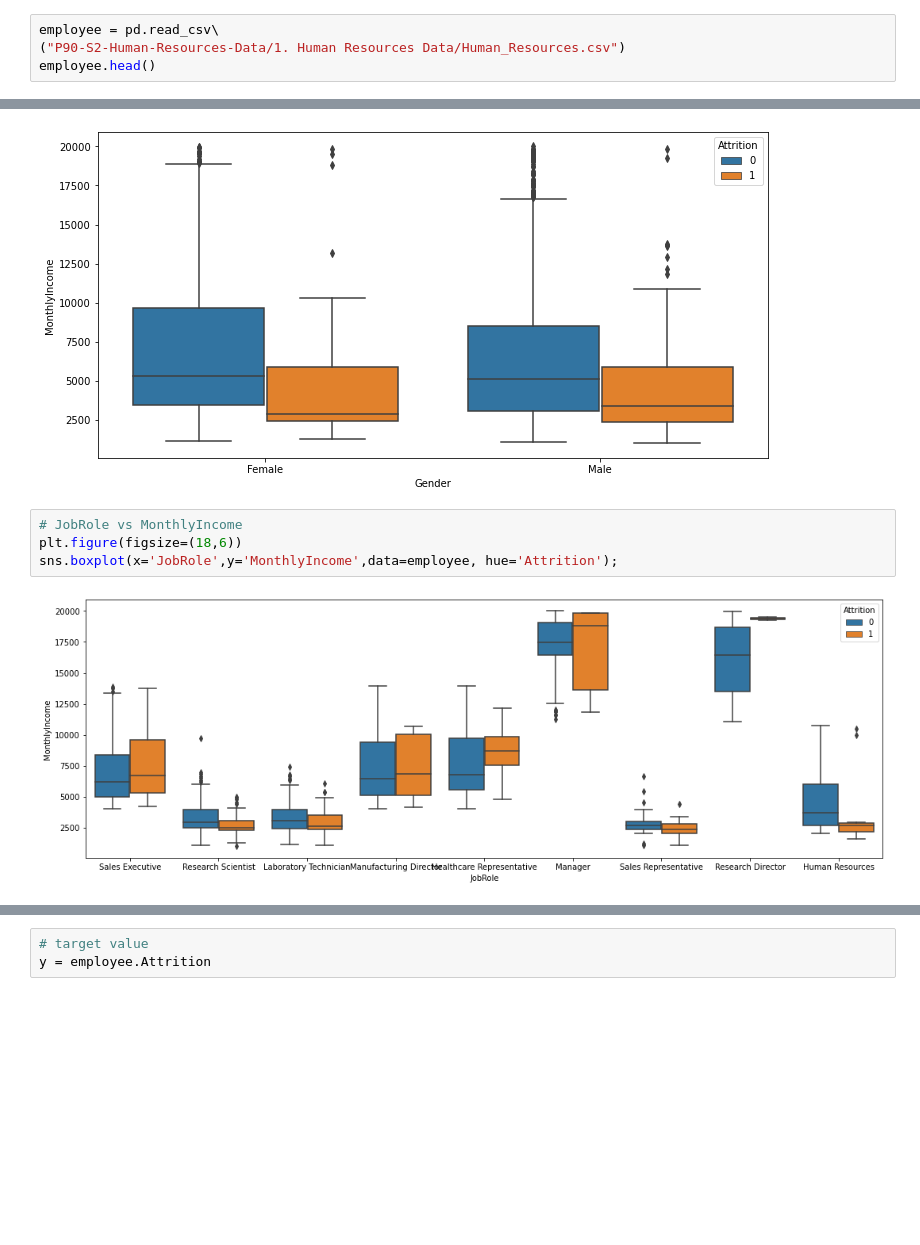
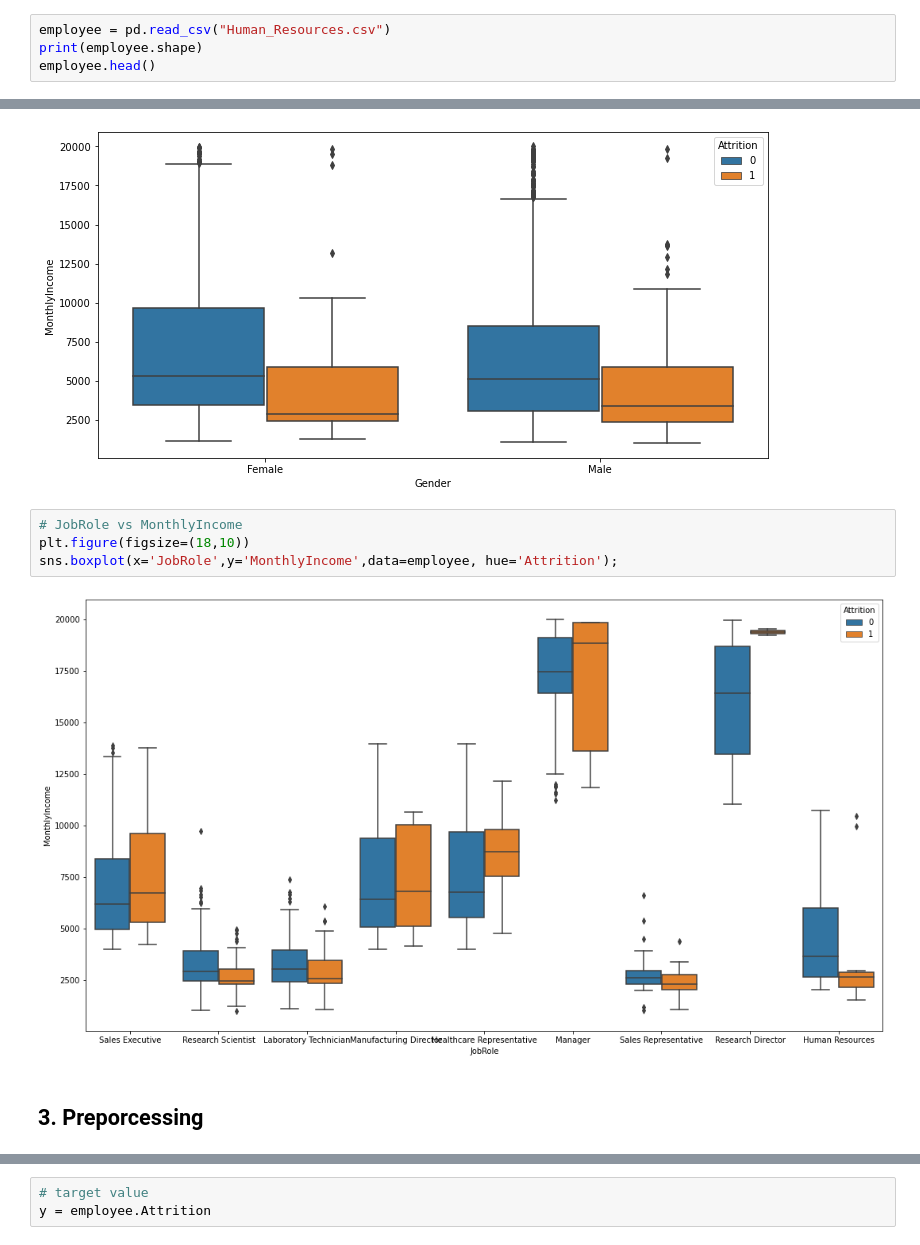
Before and after one commit to ASheikhzada/IBM_Attrition_Analysis_and_Prediction, a Jupyter notebook: hr_employee_analytics.ipynb, the cells around one changed output, grey strips where cells are left out. Drawn from its saved outputs; the diff is of its cells as text; blank space fills up the shorter version.

```diff
--- a/hr_employee_analytics.ipynb
+++ b/hr_employee_analytics.ipynb
@@ -8,5 +21,5 @@ import seaborn as sns
 # %%
-employee = pd.read_csv\
-("P90-S2-Human-Resources-Data/1. Human Resources Data/Human_Resources.csv")
+employee = pd.read_csv("Human_Resources.csv")
+print(employee.shape)
 employee.head()
 # %% [output]
@@ -111,10 +126,12 @@ sns.boxplot(x='Gender',y='MonthlyIncome',data=employee,hue='Attrition');
 [figure]
 # %%
 # JobRole vs MonthlyIncome
-plt.figure(figsize=(18,6))
+plt.figure(figsize=(18,10))
 sns.boxplot(x='JobRole',y='MonthlyIncome',data=employee, hue='Attrition');
 # %% [output]
-[figure, old version]
+[figure, new version]
+# %% [markdown]
+## 3. Preporcessing
 # %%
 # Segment dataframe to categorical and numerical and encode the categorical dataframe
 
```
Also changed, not shown: parts of 22 cells of this notebook.
